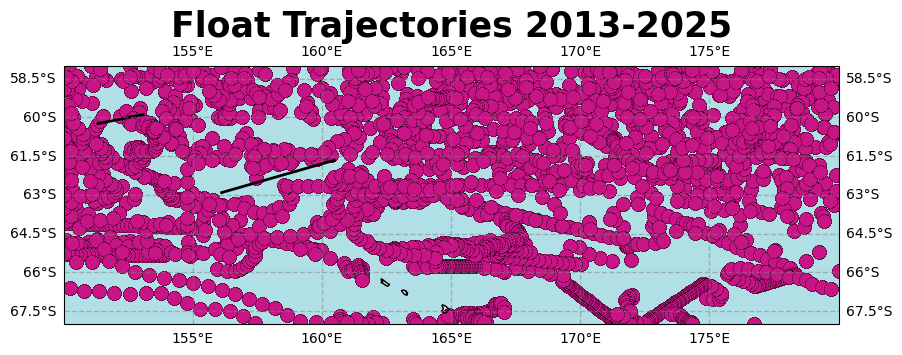
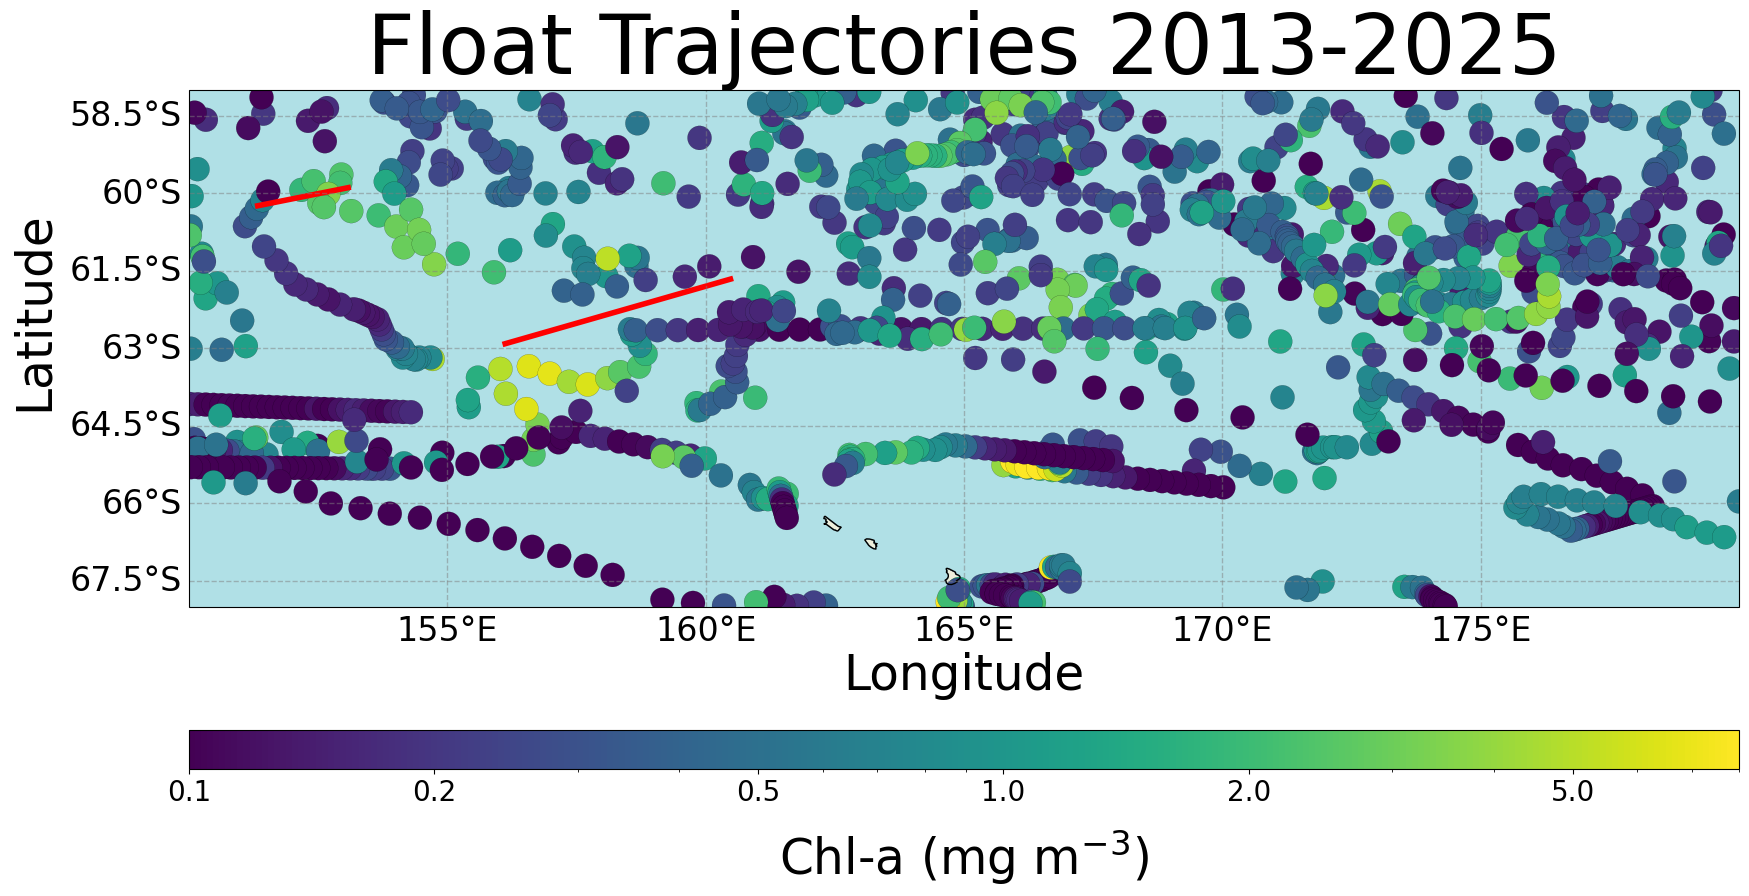
The notebook cell's code change between the first figure and the second:
--- before
+++ after
@@ -2,5 +2,5 @@
 
 
-fig = plt.figure(figsize=(10, 12))
+fig = plt.figure(figsize=(20, 40))
 ax = plt.axes(projection=ccrs.PlateCarree())
 
@@ -10,5 +10,24 @@
 ax.add_feature(cfeature.OCEAN, color = 'powderblue')
 
-sc = ax.scatter(pdf['LONGITUDE'], pdf['LATITUDE'], c='mediumvioletred', edgecolor='k',linewidth=0.1, s=100)
+
+df_chla = (pdf_clean.loc[pdf_clean.groupby(['WMOID', 'CYCLE_NUMBER'])['CHLA_ADJUSTED'].idxmax()])
+    
+    
+sc = ax.scatter(df_chla['LONGITUDE'], df_chla['LATITUDE'],c=df_chla['CHLA_ADJUSTED'],
+        cmap='viridis',s=300,transform=ccrs.PlateCarree(),norm=LogNorm(vmin=0.1, vmax=8), edgecolor='k', linewidth=0.1)
+
+    
+
+# sc = ax.scatter(pdf['LONGITUDE'], pdf['LATITUDE'], c=pdf['CHLA_ADJUSTED'],
+#         cmap='viridis',s=50,transform=ccrs.PlateCarree(),norm=LogNorm(vmin=0.1, vmax=8), edgecolor='k', linewidth=0.1)
+
+
+
+cbar = plt.colorbar(sc, ax=ax, orientation='horizontal', pad=0.04, aspect =40)
+cbar.set_label('Chl-a (mg m$^{-3}$)', labelpad=15, fontsize = 35)
+cbar.locator = LogLocator(base=10, subs=(1, 2, 5))
+cbar.formatter = FormatStrFormatter("%.1f")
+cbar.ax.tick_params(labelsize=20) 
+cbar.update_ticks()
 
 # Define start and end points for KR1 and KR2
@@ -19,6 +38,6 @@
 
 # Plot diagonal line on map
-ax.plot([start_lon1, end_lon1], [start_lat1, end_lat1], color='black', linewidth=2, linestyle='-', transform=ccrs.PlateCarree())
-ax.plot([start_lon2, end_lon2], [start_lat2, end_lat2],color='black', linewidth=2, linestyle='-', transform=ccrs.PlateCarree())
+ax.plot([start_lon1, end_lon1], [start_lat1, end_lat1], color='red', linewidth=4, linestyle='-', transform=ccrs.PlateCarree())
+ax.plot([start_lon2, end_lon2], [start_lat2, end_lat2],color='red', linewidth=4, linestyle='-', transform=ccrs.PlateCarree())
 
 ax.set_extent([150, 180, -68, -58], crs=ccrs.PlateCarree()) # just data region
@@ -26,6 +45,13 @@
 lat = [-63.164055, -62.79286]
 lon = [163.932868, 169.976922]
-ax.gridlines(crs=ccrs.PlateCarree(), draw_labels=True, linewidth=1, color='gray', alpha=0.5, linestyle='--')
-ax.set_title('Float Trajectories 2013-2025', fontweight='bold', fontsize=25)
+gl =ax.gridlines(crs=ccrs.PlateCarree(), draw_labels=True, linewidth=1, color='gray', alpha=0.5, linestyle='--')
+gl.top_labels = False
+gl.right_labels = False
+gl.xlabel_style = {'size': 24, 'color': 'black'}
+gl.ylabel_style = {'size': 24, 'color': 'black'}
+ax.set_title('Float Trajectories 2013-2025', fontsize=60)
+
+ax.text(0.5, -0.16, 'Longitude', transform=ax.transAxes, ha='center', fontsize =35)
+ax.text(-0.1, 0.4, 'Latitude', transform=ax.transAxes, ha='center', rotation=90,  fontsize =35)
 
 # cbar = plt.colorbar(sc, ax=ax, orientation='horizontal', pad=0.03)
@@ -37,3 +63,3 @@
 plt.show()
 
-fig.savefig(f'/Users/lilah/Documents/IBIS_Project/Figures/all_float_traj_all_time_2013-2025.png', bbox_inches='tight')
+fig.savefig(f'/Users/lilah/Documents/IBIS_Project/Figures/all_float_traj_all_time_2013-2025.svg', dpi=300, bbox_inches='tight')

Commit: [5/3 how is it may already]